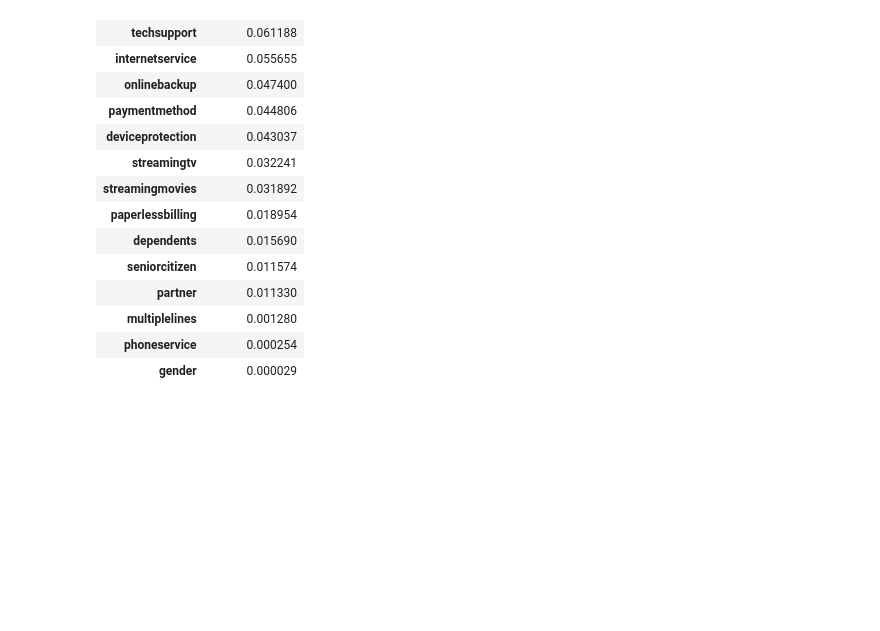
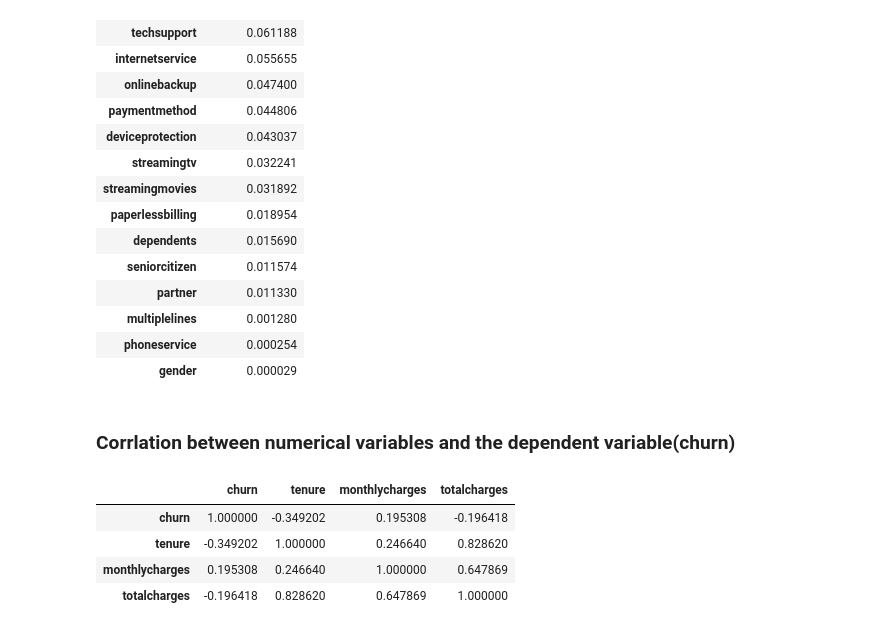
Before and after one commit to seyedmahdiamin1998/Jupyter_notebooks, a Jupyter notebook: Churn_prediction.ipynb/Churn_prediction copy.ipynb, the cells around one changed output. Cells and saved outputs as stored; diff of their text form; code cells hidden in the pictures; blank space fills up the shorter version.

```diff
--- a/Churn_prediction.ipynb/Churn_prediction copy.ipynb
+++ b/Churn_prediction.ipynb/Churn_prediction copy.ipynb
@@ -272,3 +273,13 @@ df_mi
 | multiplelines | 0.001280 |
 | phoneservice | 0.000254 |
 | gender | 0.000029 |
+# %% [markdown]
+<h3>Corrlation between numerical variables and the dependent variable(churn)</h3>
+# %%
+df_train[['churn','tenure','monthlycharges','totalcharges']].corr(method ='pearson')
+# %% [output]
+|  | churn | tenure | monthlycharges | totalcharges |
+| churn | 1.000000 | -0.349202 | 0.195308 | -0.196418 |
+| tenure | -0.349202 | 1.000000 | 0.246640 | 0.828620 |
+| monthlycharges | 0.195308 | 0.246640 | 1.000000 | 0.647869 |
+| totalcharges | -0.196418 | 0.828620 | 0.647869 | 1.000000 |
```
Also changed, not shown: parts of 3 cells of this notebook, 3 other files.
